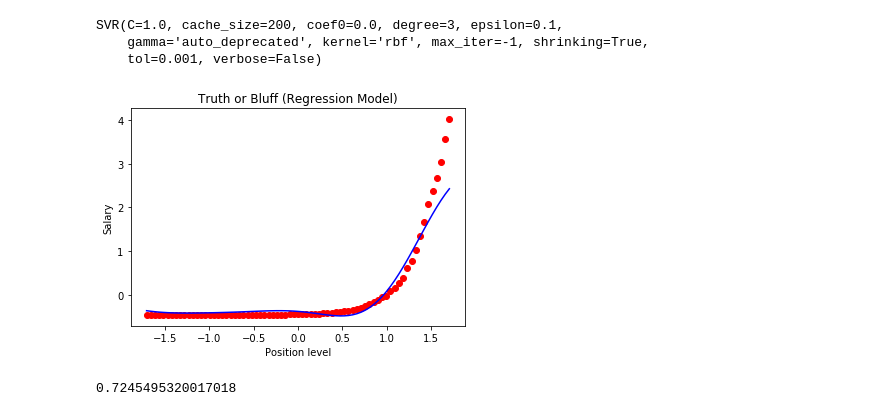
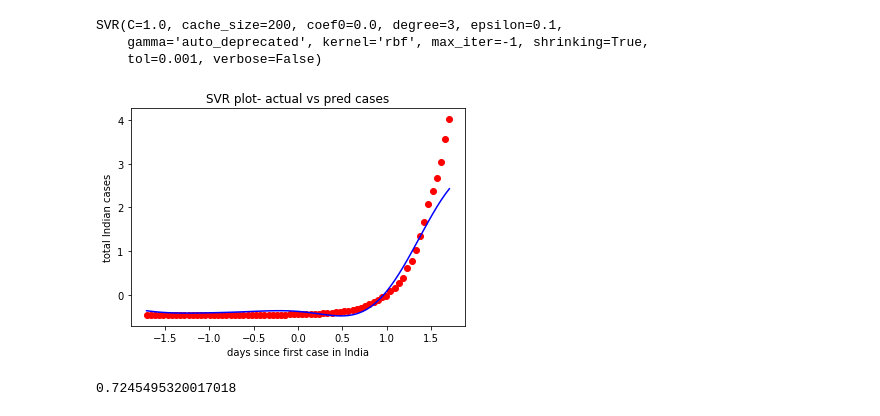
Before and after one commit to illuminati-80/prediction_project, a Jupyter notebook: covid-branch.ipynb, the cells around one changed output. Cells and saved outputs as stored; diff of their text form; code cells hidden in the pictures.

Commit message:
Added Logistic and SVR model for covid INDIA
covid-branch updated graph labels

```diff
--- a/covid-branch.ipynb
+++ b/covid-branch.ipynb
@@ -585,12 +585,12 @@ Y_pred_svr=regressor.predict(X_svr)
 # %%
 plt.scatter(X_svr, Y_svr, color = 'red')
 plt.plot(X_svr, Y_pred_svr, color = 'blue')
-plt.title('Truth or Bluff (Regression Model)')
-plt.xlabel('Position level')
-plt.ylabel('Salary')
+plt.title('SVR plot- actual vs pred cases')
+plt.xlabel('days since first case in India')
+plt.ylabel('total Indian cases')
 plt.show()
 # %% [output]
-[figure, old version]
+[figure, new version]
 # %%
 #Checking the accuracy of the Model
 from sklearn.metrics import mean_squared_error
```
Also changed, not shown: parts of 1 cell of this notebook.
